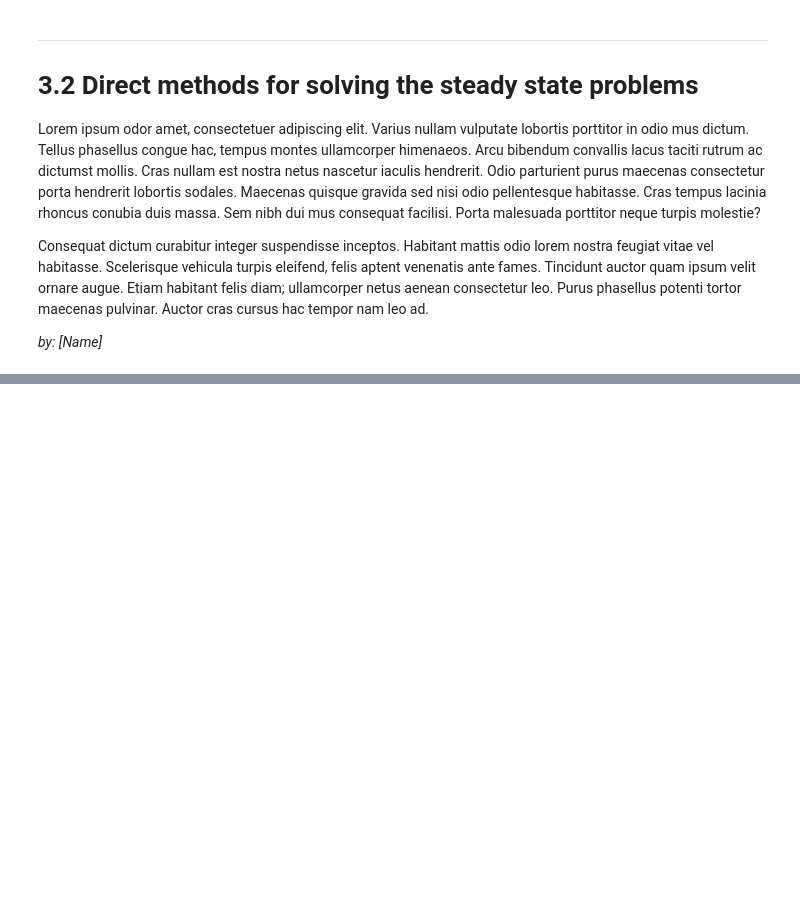
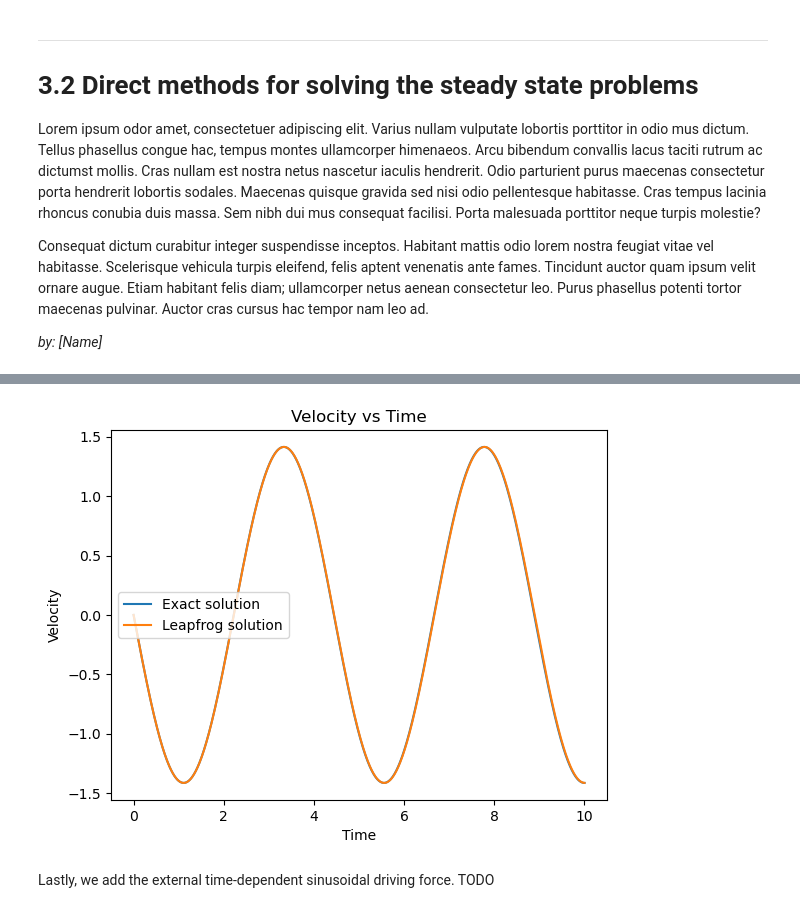
Before and after one commit to kingilsildor/CLS-Scientific_Computing-Assignment3, a Jupyter notebook: interface.ipynb, the cells around one changed output, grey strips where cells are left out. Saved outputs shown, nothing was run; the diff lists cells and outputs as text; code cells hidden in the pictures; blank space fills up the shorter version.

```diff
--- a/interface.ipynb
+++ b/interface.ipynb
@@ -286,2 +280,14 @@ import numpy as np
+# %%
+plt.plot(t, exact_velocity(t,k,m), label="Exact solution")
+plt.plot(t, v_list_zero, label="Leapfrog solution")
+plt.title("Velocity vs Time")
+plt.xlabel("Time")
+plt.ylabel("Velocity")
+plt.legend()
+plt.show()
+# %% [output]
+[figure, added]
+# %% [markdown]
+Lastly, we add the external time-dependent sinusoidal driving force. TODO
 # %%
 T = 10
```
Also changed, not shown: parts of 19 cells of this notebook, 1 other file.
